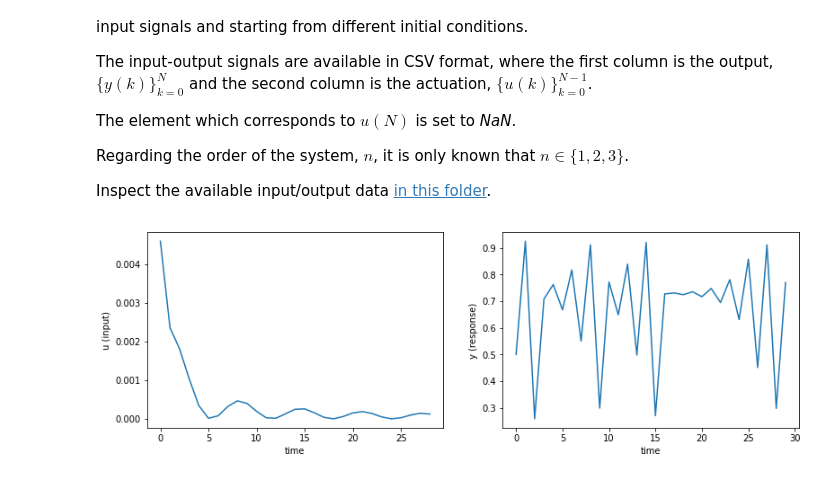
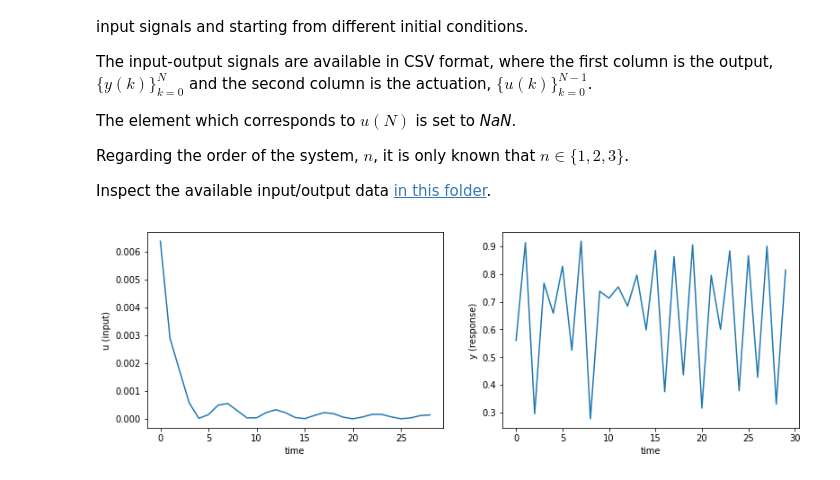
Before and after one commit to KIOS-Research/KIOS-Graduate-Summer-School-2018, a Jupyter notebook: material/sysid/sysid_rkhs.ipynb, the cells around one changed output. Saved outputs shown, nothing was run; the diff lists cells and outputs as text; code cells hidden in the pictures.

```diff
--- a/material/sysid/sysid_rkhs.ipynb
+++ b/material/sysid/sysid_rkhs.ipynb
@@ -217,7 +217,6 @@ class kernel:
 class gaussian_kernel(kernel):
 
     def __init__(self, rho):
-        super().__init__()
         self._rho = rho
 
     def call(self, x, y):
@@ -227,7 +226,6 @@ class gaussian_kernel(kernel):
 class exponential_kernel(kernel):
 
     def __init__(self, rho):
-        super().__init__()
         self._rho = rho
 
     def call(self, x, y):
@@ -237,7 +235,6 @@ class exponential_kernel(kernel):
 class sigmoid_kernel(kernel):
 
     def __init__(self, a, b):
-        super().__init__()
         self._a = a
         self._b = b
 
@@ -248,3 +245,9 @@ class sigmoid_kernel(kernel):
 # Example of use of a kernel:
 sig_kernel = sigmoid_kernel(0.5,0.1)
 kxy = sig_kernel.call(np.array([1,2]),np.array([4,3]))
+
+
+gkrnl = gaussian_kernel(0.5)
+kxy_gauss = gkrnl.call(np.array([1,2]),np.array([4,3]))
+
+print(kxy_gauss)
@@ -669,31 +679,31 @@ Inspect the available input/output data [in this folder](https://github.com/KIOS
 # %%
 def csv_to_array(filename):
     return np.genfromtxt(filename, delimiter=',', skip_header=1)  # read data from CSV file (delimiter=',')
                                                                   # the first line is the header; skip it
 # Make an array of np.array objects which store the
 # input/output data
 DATA = []
 for i in range(1,12):
     filename = 'data/data' + str(i) + '.csv'
     DATA.append(csv_to_array(filename))
 
 # A helper function to plot the pairs of input/output data
 def plot_data(data):
     plt.figure(figsize=(13, 4))
     plt.subplot(121)
     plt.plot(data[:,1])
     plt.xlabel('time')
     plt.ylabel('u (input)')
     plt.subplot(122)
     plt.plot(data[:,0])
     plt.xlabel('time')
     plt.ylabel('y (response)')
     plt.show()
 
-plot_data(DATA[0])  # try to plot the other input-output signal pairs
+plot_data(DATA[3])  # try to plot the other input-output signal pairs
                     # and see how they look like
 # %% [output]
-[figure, old version]
+[figure, new version]
 # %% [markdown]
 ### Task description
 
```
Also changed, not shown: parts of 5 cells of this notebook, 2 other files.
